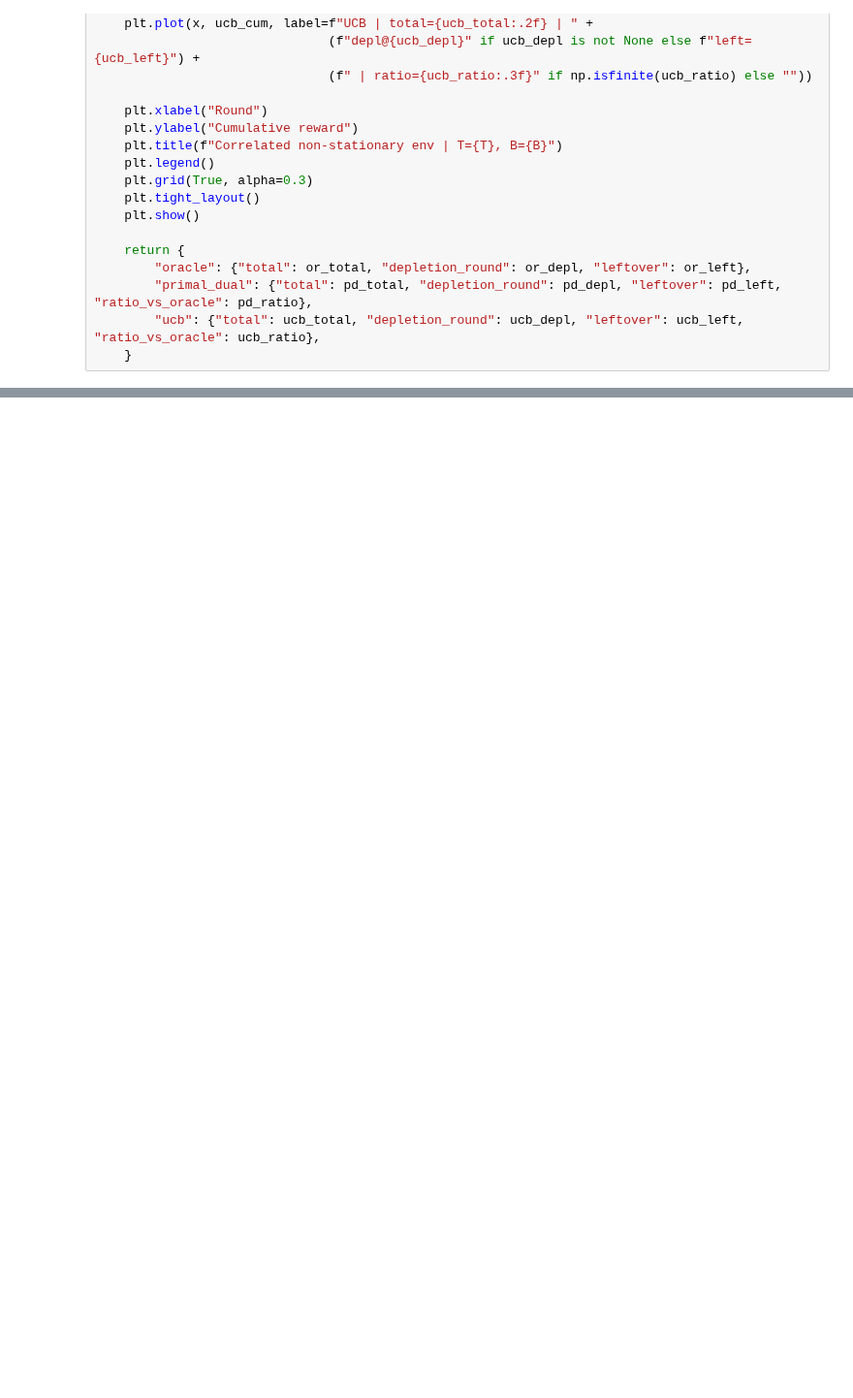
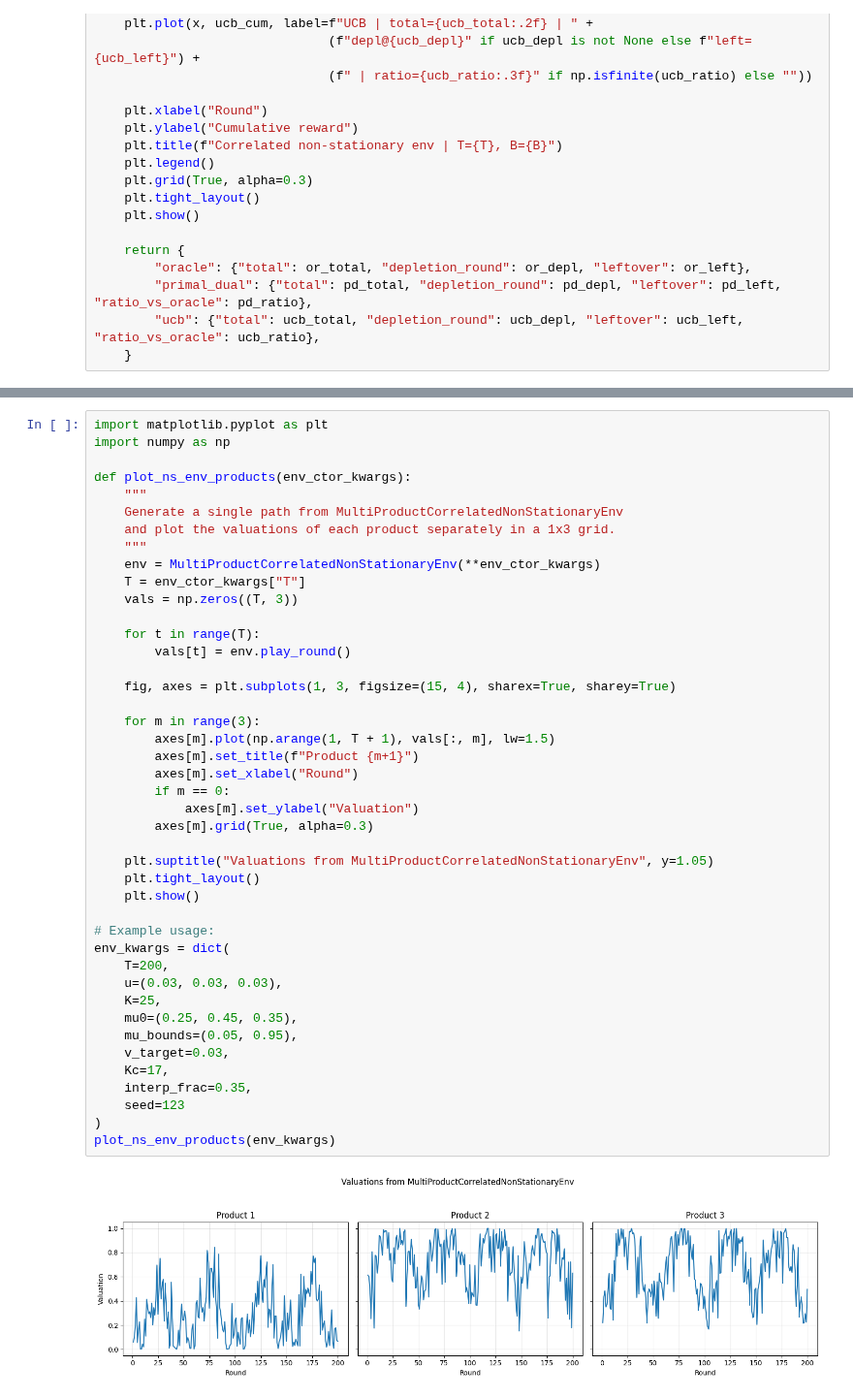
Before and after one commit to francinze/ola-proj-2425, a Jupyter notebook: delivery/Assignment4.ipynb, the cells around one changed output, grey strips where cells are left out. Shown at 97% size. Drawn from its saved outputs; the diff is of its cells as text; blank space fills up the shorter version.

```diff
--- a/delivery/Assignment4.ipynb
+++ b/delivery/Assignment4.ipynb
@@ -1282,0 +1283,45 @@ print(summary)
+# %%
+import matplotlib.pyplot as plt
+import numpy as np
+
+def plot_ns_env_products(env_ctor_kwargs):
+    """
+    Generate a single path from MultiProductCorrelatedNonStationaryEnv
+    and plot the valuations of each product separately in a 1x3 grid.
+    """
+    env = MultiProductCorrelatedNonStationaryEnv(**env_ctor_kwargs)
+    T = env_ctor_kwargs["T"]
+    vals = np.zeros((T, 3))
+
+    for t in range(T):
+        vals[t] = env.play_round()
+
+    fig, axes = plt.subplots(1, 3, figsize=(15, 4), sharex=True, sharey=True)
+
+    for m in range(3):
+        axes[m].plot(np.arange(1, T + 1), vals[:, m], lw=1.5)
+        axes[m].set_title(f"Product {m+1}")
+        axes[m].set_xlabel("Round")
+        if m == 0:
+            axes[m].set_ylabel("Valuation")
+        axes[m].grid(True, alpha=0.3)
+
+    plt.suptitle("Valuations from MultiProductCorrelatedNonStationaryEnv", y=1.05)
+    plt.tight_layout()
+    plt.show()
+
+# Example usage:
+env_kwargs = dict(
+    T=200,
+    u=(0.03, 0.03, 0.03),
+    K=25,
+    mu0=(0.25, 0.45, 0.35),
+    mu_bounds=(0.05, 0.95),
+    v_target=0.03,
+    Kc=17,
+    interp_frac=0.35,
+    seed=123
+)
+plot_ns_env_products(env_kwargs)
+# %% [output]
+[figure, added]
```
Also changed, not shown: parts of 3 cells of this notebook, 9 other files.
